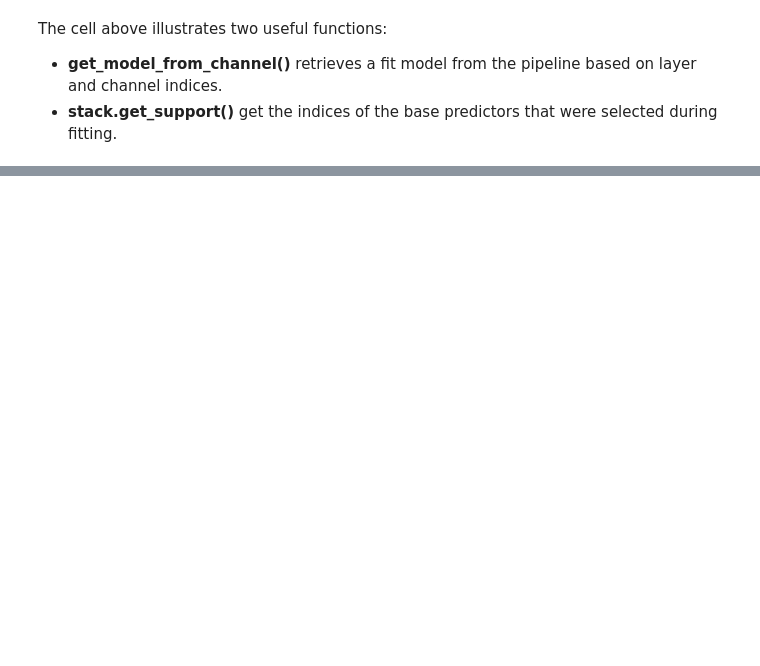
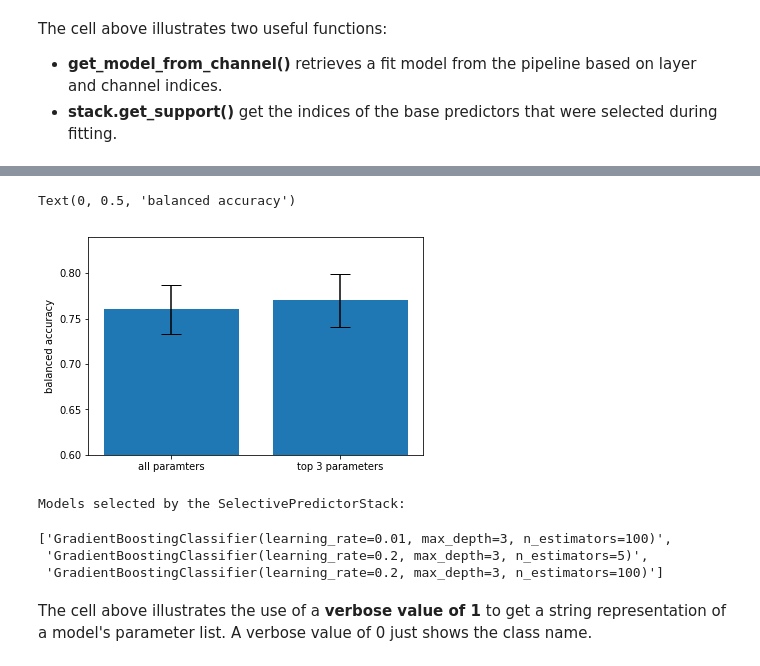
Before and after one commit to ajcallegari/scikit-multichannel, a Jupyter notebook: tutorial.ipynb, the cells around one changed output, grey strips where cells are left out. Drawn from its saved outputs; the diff is of its cells as text; code cells hidden in the pictures; blank space fills up the shorter version.

```diff
--- a/tutorial.ipynb
+++ b/tutorial.ipynb
@@ -498,0 +548,6 @@ The cell above illustrates two useful functions:
+# %%
+from sklearn.model_selection import cross_val_score
+from sklearn.metrics import balanced_accuracy_score
+
+accuracies_1 = cross_val_score(clf1, X, y_single, scoring='balanced_accuracy', cv=3)
+accuracies_2 = cross_val_score(clf2, X, y_single, scoring='balanced_accuracy', cv=3)
@@ -498,0 +557,23 @@ The cell above illustrates two useful functions:
+# %%
+import matplotlib.pyplot as plt
+from scipy.stats import sem
+plt.bar(['all paramters', 'top 3 parameters'],
+        [np.mean(accuracies_1), np.mean(accuracies_2)],
+        yerr= [sem(accuracies_1), sem(accuracies_2)], capsize=10)
+plt.ylim(.6)
+plt.ylabel('balanced accuracy')
+# %% [output]
+Text(0, 0.5, 'balanced accuracy')
+[figure, added]
+# %%
+print('Models selected by the SelectivePredictorStack:')
+clf2.fit(X, y_single)
+[pc.get_descriptor(bp, verbose=1, params=param_list[i]) for i, bp in enumerate(clf2.base_predictors)
+ if i in clf2.get_support()]
+# %% [output]
+Models selected by the SelectivePredictorStack:
+['GradientBoostingClassifier(learning_rate=0.01, max_depth=3, n_estimators=100)',
+ 'GradientBoostingClassifier(learning_rate=0.2, max_depth=3, n_estimators=5)',
+ 'GradientBoostingClassifier(learning_rate=0.2, max_depth=3, n_estimators=100)']
+# %% [markdown]
+The cell above illustrates the use of a **verbose value of 1** to get a string representation of a model's parameter list.  A verbose value of 0 just shows the class name.
```
Also changed, not shown: parts of 8 cells of this notebook, 2 other files.
